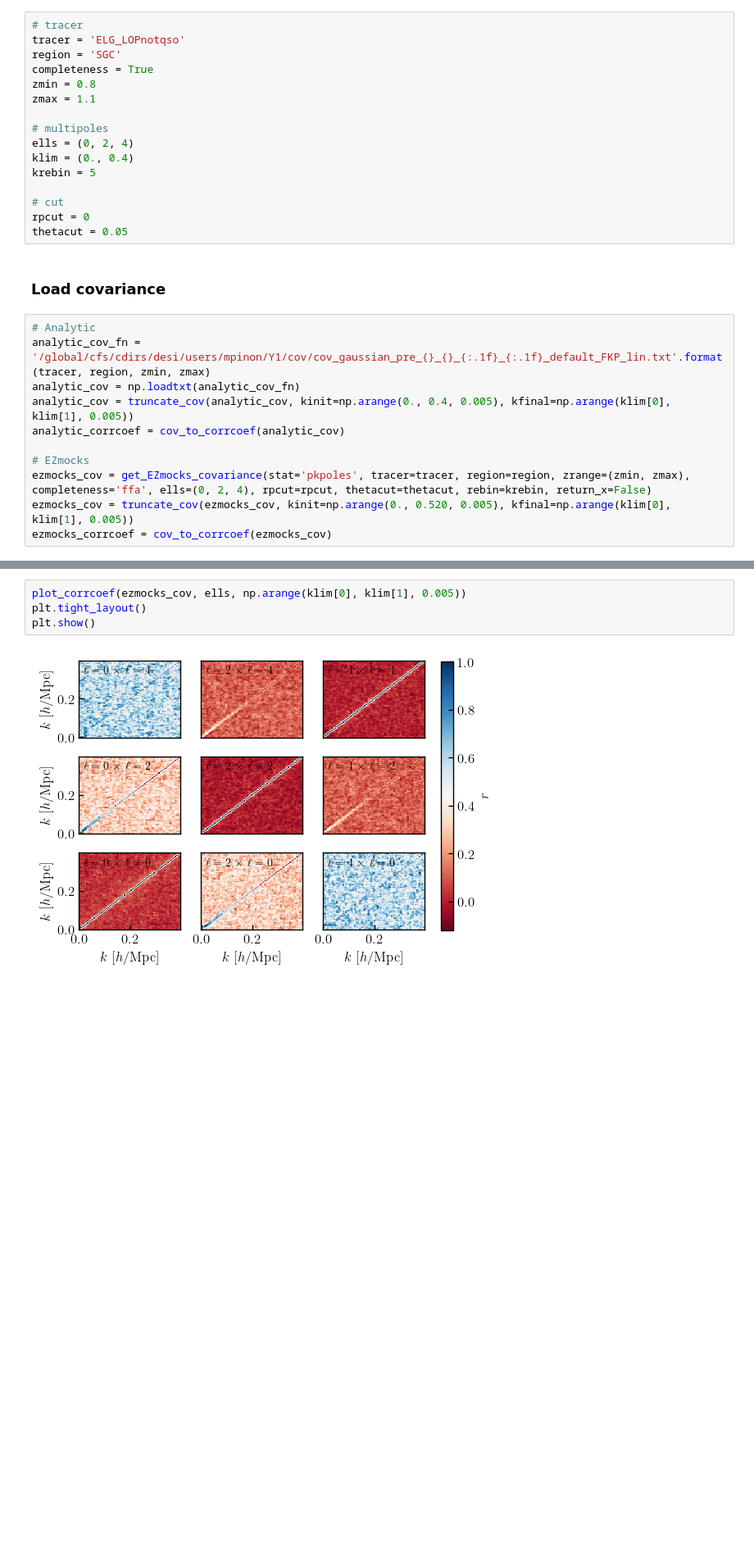
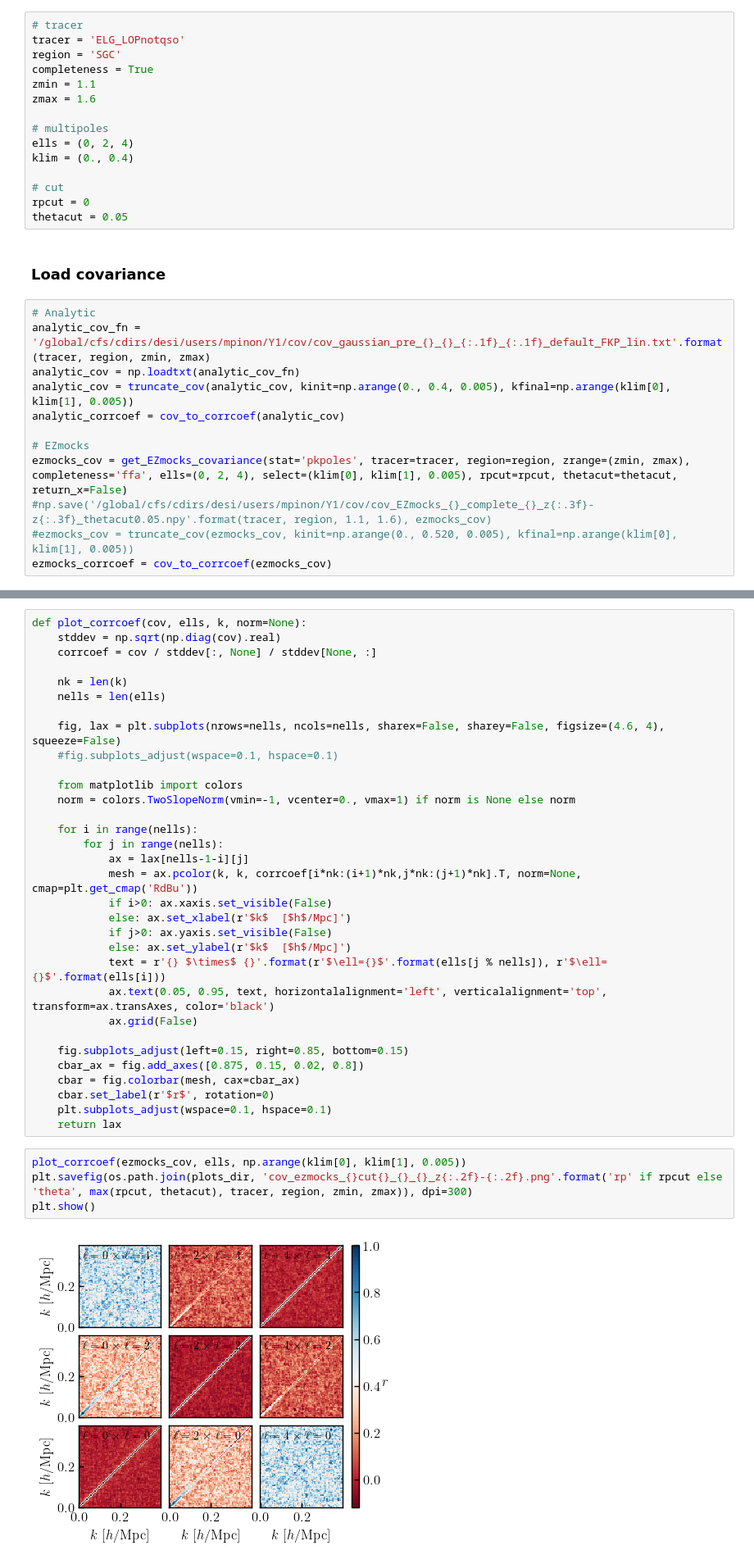
Before and after one commit to mathildepinon/desi-fiber-collisions, a Jupyter notebook: nb/covariance_plots.ipynb, the cells around one changed output, grey strips where cells are left out. Shown at 82% size. Drawn from its saved outputs; the diff is of its cells as text; blank space fills up the shorter version.

```diff
--- a/nb/covariance_plots.ipynb
+++ b/nb/covariance_plots.ipynb
@@ -22,13 +23,12 @@ plots_dir = '../../plots/'
 tracer = 'ELG_LOPnotqso'
 region = 'SGC'
 completeness = True
-zmin = 0.8
-zmax = 1.1
+zmin = 1.1
+zmax = 1.6
 
 # multipoles
 ells = (0, 2, 4)
 klim = (0., 0.4)
-krebin = 5
 
 # cut
 rpcut = 0
@@ -43,6 +43,7 @@ analytic_cov = truncate_cov(analytic_cov, kinit=np.arange(0., 0.4, 0.005), kfina
 analytic_corrcoef = cov_to_corrcoef(analytic_cov)
 
 # EZmocks
-ezmocks_cov = get_EZmocks_covariance(stat='pkpoles', tracer=tracer, region=region, zrange=(zmin, zmax), completeness='ffa', ells=(0, 2, 4), rpcut=rpcut, thetacut=thetacut, rebin=krebin, return_x=False)
-ezmocks_cov = truncate_cov(ezmocks_cov, kinit=np.arange(0., 0.520, 0.005), kfinal=np.arange(klim[0], klim[1], 0.005))
+ezmocks_cov = get_EZmocks_covariance(stat='pkpoles', tracer=tracer, region=region, zrange=(zmin, zmax), completeness='ffa', ells=(0, 2, 4), select=(klim[0], klim[1], 0.005), rpcut=rpcut, thetacut=thetacut, return_x=False)
+#np.save('/global/cfs/cdirs/desi/users/mpinon/Y1/cov/cov_EZmocks_{}_complete_{}_z{:.3f}-z{:.3f}_thetacut0.05.npy'.format(tracer, region, 1.1, 1.6), ezmocks_cov)
+#ezmocks_cov = truncate_cov(ezmocks_cov, kinit=np.arange(0., 0.520, 0.005), kfinal=np.arange(klim[0], klim[1], 0.005))
 ezmocks_corrcoef = cov_to_corrcoef(ezmocks_cov)
@@ -89,9 +55,41 @@ plt.show()
+# %%
+def plot_corrcoef(cov, ells, k, norm=None):
+    stddev = np.sqrt(np.diag(cov).real)
+    corrcoef = cov / stddev[:, None] / stddev[None, :]
+
+    nk = len(k)
+    nells = len(ells)
+
+    fig, lax = plt.subplots(nrows=nells, ncols=nells, sharex=False, sharey=False, figsize=(4.6, 4), squeeze=False)
+    #fig.subplots_adjust(wspace=0.1, hspace=0.1)
+
+    from matplotlib import colors
+    norm = colors.TwoSlopeNorm(vmin=-1, vcenter=0., vmax=1) if norm is None else norm
+
+    for i in range(nells):
+        for j in range(nells):
+            ax = lax[nells-1-i][j]
+            mesh = ax.pcolor(k, k, corrcoef[i*nk:(i+1)*nk,j*nk:(j+1)*nk].T, norm=None, cmap=plt.get_cmap('RdBu'))
+            if i>0: ax.xaxis.set_visible(False)
+            else: ax.set_xlabel(r'$k$  [$h$/Mpc]')
+            if j>0: ax.yaxis.set_visible(False)
+            else: ax.set_ylabel(r'$k$  [$h$/Mpc]')
+            text = r'{} $\times$ {}'.format(r'$\ell={}$'.format(ells[j % nells]), r'$\ell={}$'.format(ells[i]))
+            ax.text(0.05, 0.95, text, horizontalalignment='left', verticalalignment='top', transform=ax.transAxes, color='black')
+            ax.grid(False)
+
+    fig.subplots_adjust(left=0.15, right=0.85, bottom=0.15)
+    cbar_ax = fig.add_axes([0.875, 0.15, 0.02, 0.8])
+    cbar = fig.colorbar(mesh, cax=cbar_ax)
+    cbar.set_label(r'$r$', rotation=0)
+    plt.subplots_adjust(wspace=0.1, hspace=0.1)
+    return lax
 # %%
 plot_corrcoef(ezmocks_cov, ells, np.arange(klim[0], klim[1], 0.005))
-plt.tight_layout()
+plt.savefig(os.path.join(plots_dir, 'cov_ezmocks_{}cut{}_{}_{}_z{:.2f}-{:.2f}.png'.format('rp' if rpcut else 'theta', max(rpcut, thetacut), tracer, region, zmin, zmax)), dpi=300)
 plt.show()
 # %% [output]
-[figure, old version]
+[figure, new version]
 # %%
 ### Add artificial noise to the analytical covariance
 from numpy import random
```
Also changed, not shown: parts of 5 cells of this notebook.
